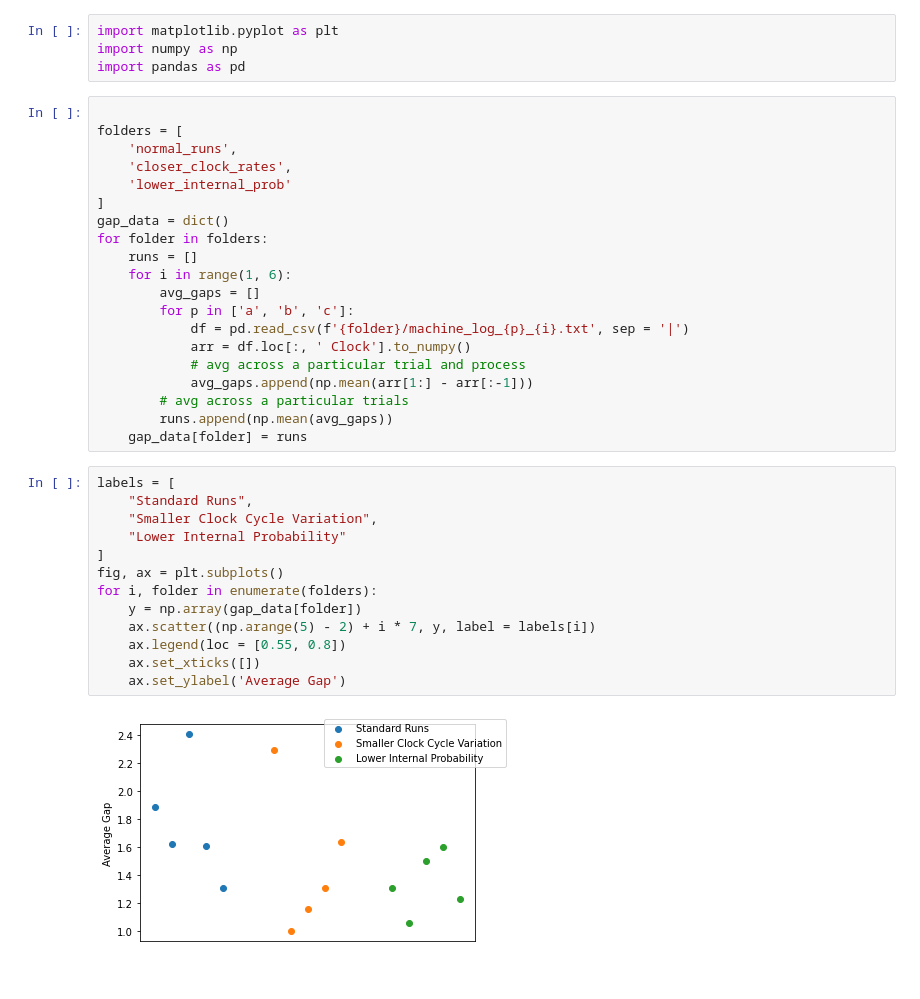
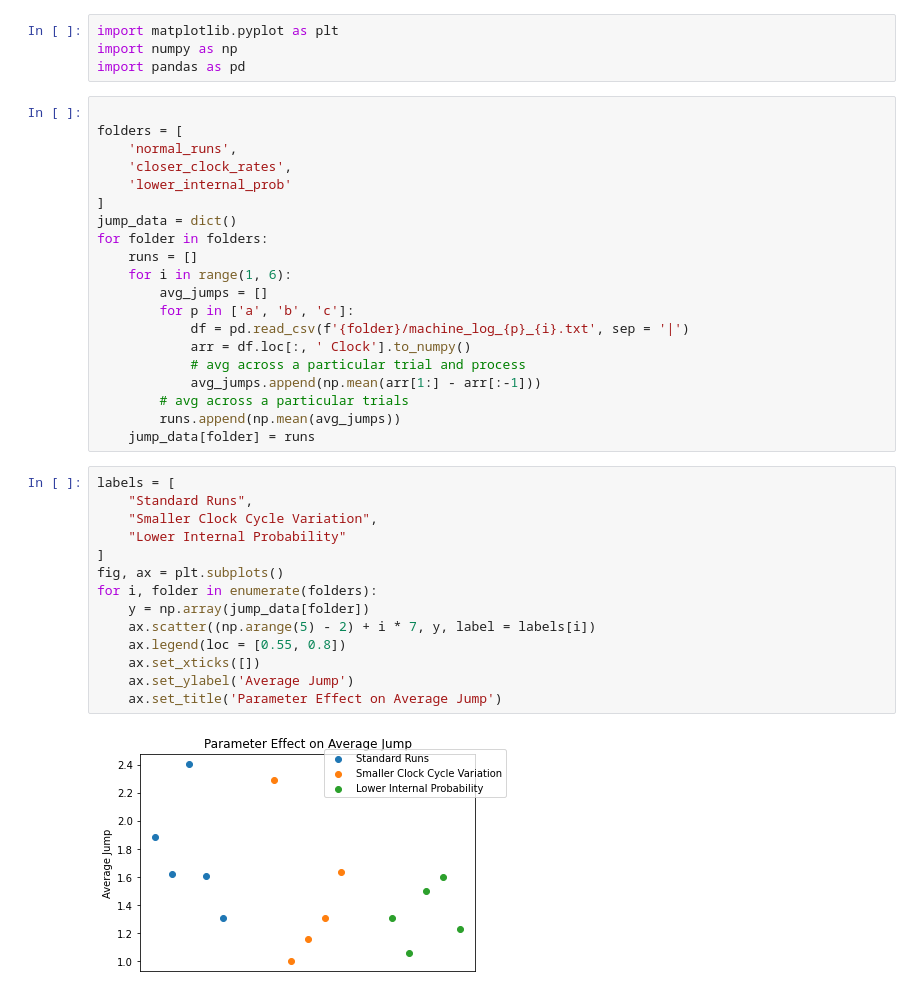
Before and after one commit to golfcm6/time-waits-for-no-one, a Jupyter notebook: analysis.ipynb, the cells around one changed output. Drawn from its saved outputs; the diff is of its cells as text.

Commit message:
Generate graphs and write lab notebooks

```diff
--- a/analysis.ipynb
+++ b/analysis.ipynb
@@ -9,31 +9,32 @@ folders = [
     'closer_clock_rates',
     'lower_internal_prob'
 ]
-gap_data = dict()
+jump_data = dict()
 for folder in folders:
     runs = []
     for i in range(1, 6):
-        avg_gaps = []
+        avg_jumps = []
         for p in ['a', 'b', 'c']:
             df = pd.read_csv(f'{folder}/machine_log_{p}_{i}.txt', sep = '|')
             arr = df.loc[:, ' Clock'].to_numpy()
             # avg across a particular trial and process
-            avg_gaps.append(np.mean(arr[1:] - arr[:-1]))
+            avg_jumps.append(np.mean(arr[1:] - arr[:-1]))
         # avg across a particular trials
-        runs.append(np.mean(avg_gaps))
-    gap_data[folder] = runs
+        runs.append(np.mean(avg_jumps))
+    jump_data[folder] = runs
 # %%
 labels = [
     "Standard Runs",
     "Smaller Clock Cycle Variation",
     "Lower Internal Probability"
 ]
 fig, ax = plt.subplots()
 for i, folder in enumerate(folders):
-    y = np.array(gap_data[folder])
+    y = np.array(jump_data[folder])
     ax.scatter((np.arange(5) - 2) + i * 7, y, label = labels[i])
     ax.legend(loc = [0.55, 0.8])
     ax.set_xticks([])
-    ax.set_ylabel('Average Gap')
+    ax.set_ylabel('Average Jump')
+    ax.set_title('Parameter Effect on Average Jump')
 # %% [output]
-[figure, old version]
+[figure, new version]
```
Also changed, not shown: parts of 2 cells of this notebook, 5 other files.
